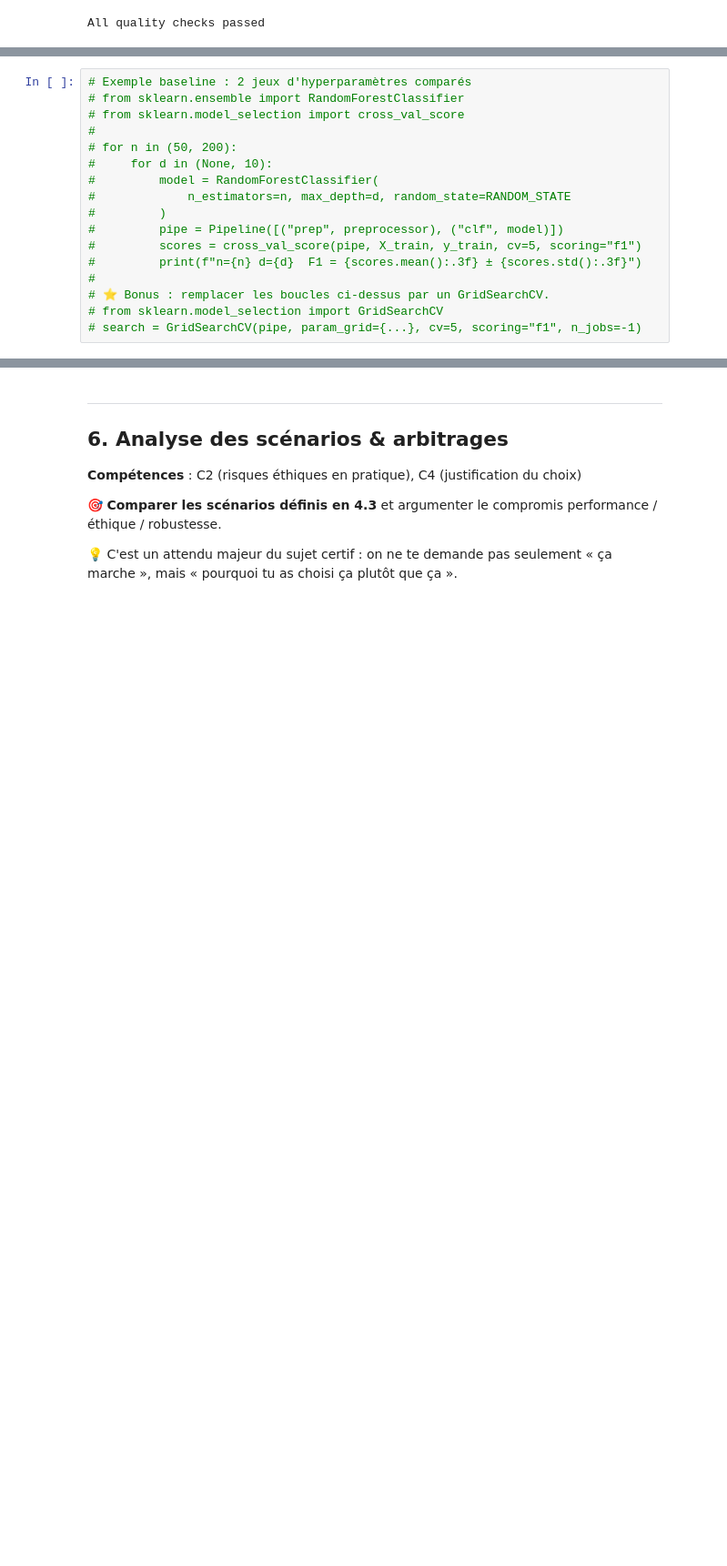
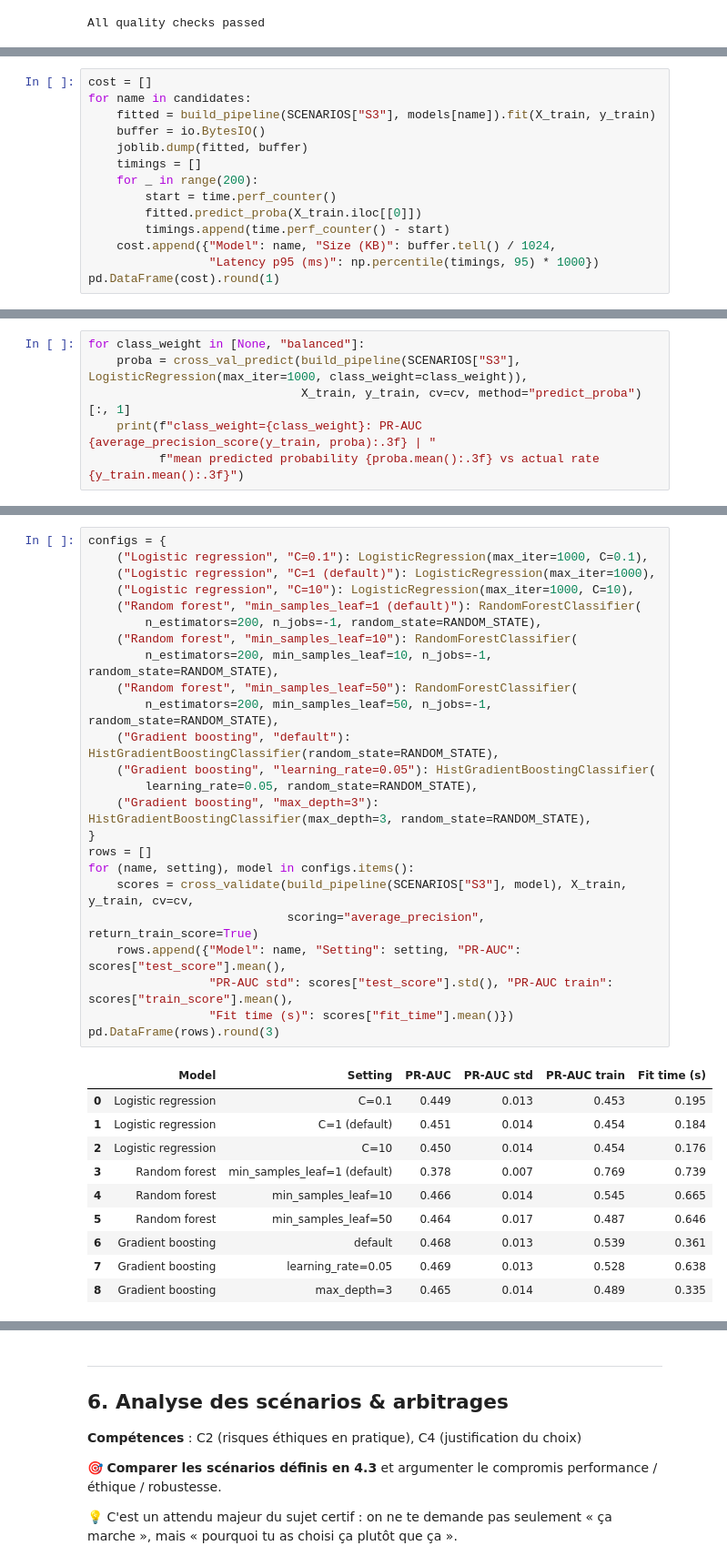
Before and after one commit to 3ti3nne/certif_etienne, a Jupyter notebook: notebooks/certif_bank_marketing.ipynb, the cells around one changed output, grey strips where cells are left out. Shown at 91% size. Saved outputs shown, nothing was run; the diff lists cells and outputs as text; blank space fills up the shorter version.

```diff
--- a/notebooks/certif_bank_marketing.ipynb
+++ b/notebooks/certif_bank_marketing.ipynb
@@ -601,0 +691,14 @@ All quality checks passed
+# %%
+cost = []
+for name in candidates:
+    fitted = build_pipeline(SCENARIOS["S3"], models[name]).fit(X_train, y_train)
+    buffer = io.BytesIO()
+    joblib.dump(fitted, buffer)
+    timings = []
+    for _ in range(200):
+        start = time.perf_counter()
+        fitted.predict_proba(X_train.iloc[[0]])
+        timings.append(time.perf_counter() - start)
+    cost.append({"Model": name, "Size (KB)": buffer.tell() / 1024,
+                 "Latency p95 (ms)": np.percentile(timings, 95) * 1000})
+pd.DataFrame(cost).round(1)
@@ -611,0 +716,6 @@ All quality checks passed
+# %%
+for class_weight in [None, "balanced"]:
+    proba = cross_val_predict(build_pipeline(SCENARIOS["S3"], LogisticRegression(max_iter=1000, class_weight=class_weight)),
+                              X_train, y_train, cv=cv, method="predict_proba")[:, 1]
+    print(f"class_weight={class_weight}: PR-AUC {average_precision_score(y_train, proba):.3f} | "
+          f"mean predicted probability {proba.mean():.3f} vs actual rate {y_train.mean():.3f}")
@@ -612,17 +729,35 @@ All quality checks passed
 # %%
-# Exemple baseline : 2 jeux d'hyperparamètres comparés
-# from sklearn.ensemble import RandomForestClassifier
-# from sklearn.model_selection import cross_val_score
-#
-# for n in (50, 200):
-#     for d in (None, 10):
-#         model = RandomForestClassifier(
-#             n_estimators=n, max_depth=d, random_state=RANDOM_STATE
-#         )
-#         pipe = Pipeline([("prep", preprocessor), ("clf", model)])
-#         scores = cross_val_score(pipe, X_train, y_train, cv=5, scoring="f1")
-#         print(f"n={n} d={d}  F1 = {scores.mean():.3f} ± {scores.std():.3f}")
-#
-# ⭐ Bonus : remplacer les boucles ci-dessus par un GridSearchCV.
-# from sklearn.model_selection import GridSearchCV
-# search = GridSearchCV(pipe, param_grid={...}, cv=5, scoring="f1", n_jobs=-1)
+configs = {
+    ("Logistic regression", "C=0.1"): LogisticRegression(max_iter=1000, C=0.1),
+    ("Logistic regression", "C=1 (default)"): LogisticRegression(max_iter=1000),
+    ("Logistic regression", "C=10"): LogisticRegression(max_iter=1000, C=10),
+    ("Random forest", "min_samples_leaf=1 (default)"): RandomForestClassifier(
+        n_estimators=200, n_jobs=-1, random_state=RANDOM_STATE),
+    ("Random forest", "min_samples_leaf=10"): RandomForestClassifier(
+        n_estimators=200, min_samples_leaf=10, n_jobs=-1, random_state=RANDOM_STATE),
+    ("Random forest", "min_samples_leaf=50"): RandomForestClassifier(
+        n_estimators=200, min_samples_leaf=50, n_jobs=-1, random_state=RANDOM_STATE),
+    ("Gradient boosting", "default"): HistGradientBoostingClassifier(random_state=RANDOM_STATE),
+    ("Gradient boosting", "learning_rate=0.05"): HistGradientBoostingClassifier(
+        learning_rate=0.05, random_state=RANDOM_STATE),
+    ("Gradient boosting", "max_depth=3"): HistGradientBoostingClassifier(max_depth=3, random_state=RANDOM_STATE),
+}
+rows = []
+for (name, setting), model in configs.items():
+    scores = cross_validate(build_pipeline(SCENARIOS["S3"], model), X_train, y_train, cv=cv,
+                            scoring="average_precision", return_train_score=True)
+    rows.append({"Model": name, "Setting": setting, "PR-AUC": scores["test_score"].mean(),
+                 "PR-AUC std": scores["test_score"].std(), "PR-AUC train": scores["train_score"].mean(),
+                 "Fit time (s)": scores["fit_time"].mean()})
+pd.DataFrame(rows).round(3)
+# %% [output]
+|  | Model | Setting | PR-AUC | PR-AUC std | PR-AUC train | Fit time (s) |
+| 0 | Logistic regression | C=0.1 | 0.449 | 0.013 | 0.453 | 0.195 |
+| 1 | Logistic regression | C=1 (default) | 0.451 | 0.014 | 0.454 | 0.184 |
+| 2 | Logistic regression | C=10 | 0.450 | 0.014 | 0.454 | 0.176 |
+| 3 | Random forest | min_samples_leaf=1 (default) | 0.378 | 0.007 | 0.769 | 0.739 |
+| 4 | Random forest | min_samples_leaf=10 | 0.466 | 0.014 | 0.545 | 0.665 |
+| 5 | Random forest | min_samples_leaf=50 | 0.464 | 0.017 | 0.487 | 0.646 |
+| 6 | Gradient boosting | default | 0.468 | 0.013 | 0.539 | 0.361 |
+| 7 | Gradient boosting | learning_rate=0.05 | 0.469 | 0.013 | 0.528 | 0.638 |
+| 8 | Gradient boosting | max_depth=3 | 0.465 | 0.014 | 0.489 | 0.335 |
```
Also changed, not shown: parts of 26 cells of this notebook, 1 other file.
